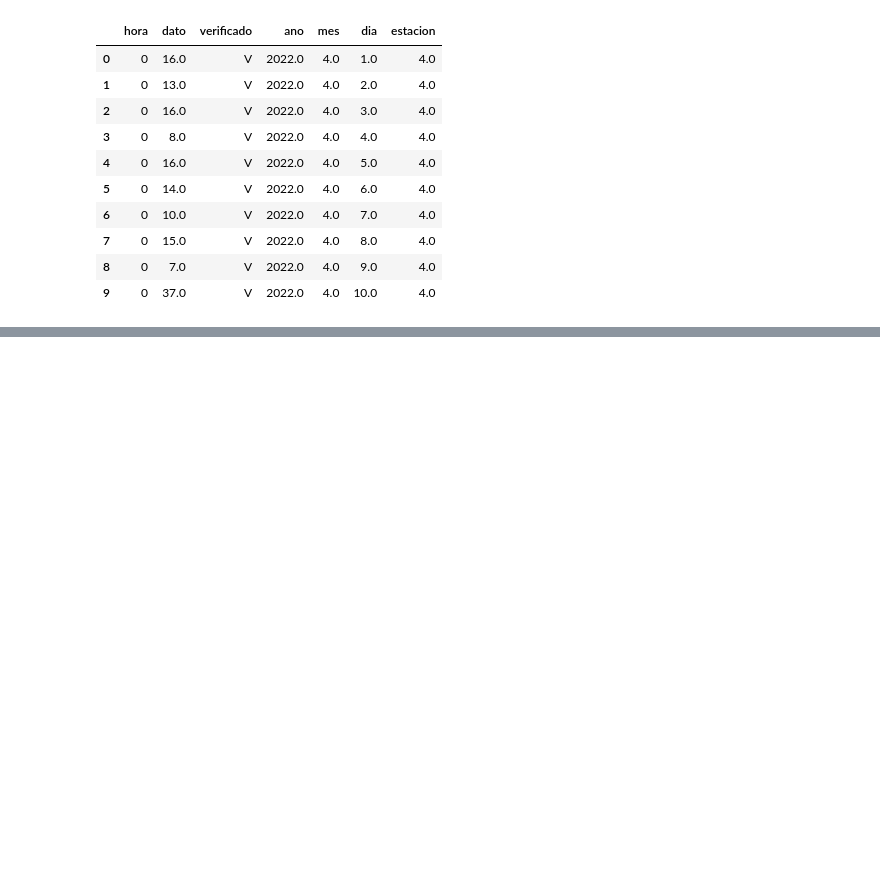
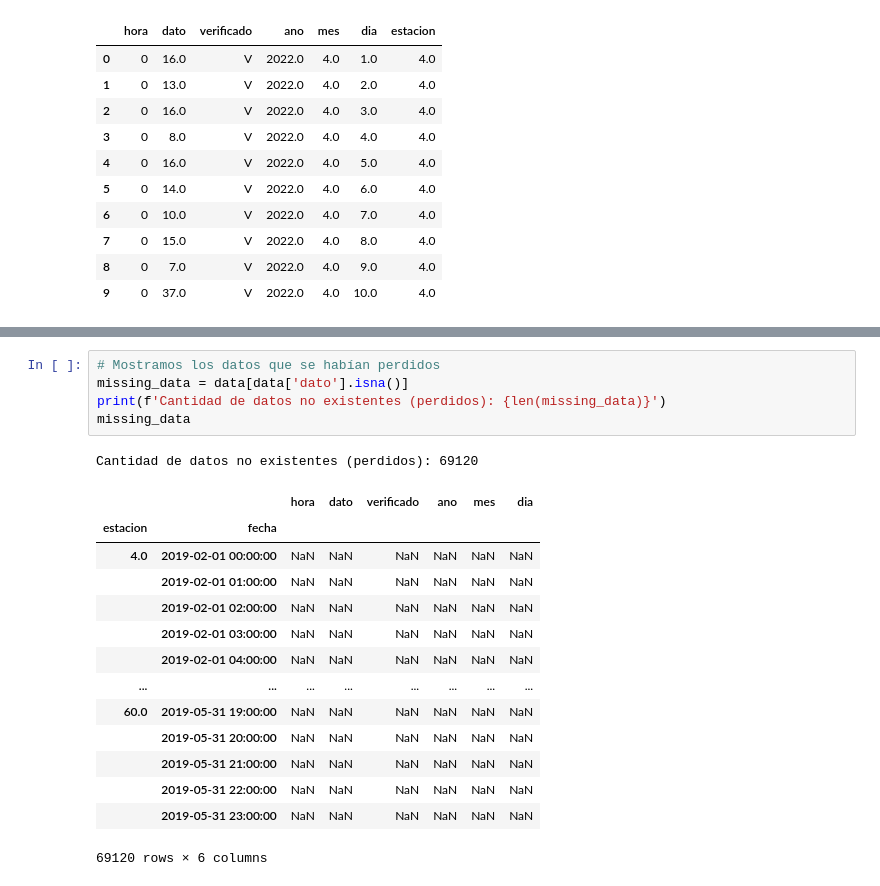
Before and after one commit to EmmaMontalban/calidad_aire_provisional, a Jupyter notebook: Notebooks/aire2022.ipynb, the cells around one changed output, grey strips where cells are left out. Saved outputs shown, nothing was run; the diff lists cells and outputs as text; blank space fills up the shorter version.

```diff
--- a/Notebooks/aire2022.ipynb
+++ b/Notebooks/aire2022.ipynb
@@ -123,0 +217,21 @@ data.set_index(['fecha'], inplace=True)
+# %%
+# Mostramos los datos que se habían perdidos
+missing_data = data[data['dato'].isna()]
+print(f'Cantidad de datos no existentes (perdidos): {len(missing_data)}')
+missing_data
+# %% [output]
+Cantidad de datos no existentes (perdidos): 69120
+|  |  | hora | dato | verificado | ano | mes | dia |
+| estacion | fecha |  |  |  |  |  |  |
+| 4.0 | 2019-02-01 00:00:00 | NaN | NaN | NaN | NaN | NaN | NaN |
+|  | 2019-02-01 01:00:00 | NaN | NaN | NaN | NaN | NaN | NaN |
+|  | 2019-02-01 02:00:00 | NaN | NaN | NaN | NaN | NaN | NaN |
+|  | 2019-02-01 03:00:00 | NaN | NaN | NaN | NaN | NaN | NaN |
+|  | 2019-02-01 04:00:00 | NaN | NaN | NaN | NaN | NaN | NaN |
+| ... | ... | ... | ... | ... | ... | ... | ... |
+| 60.0 | 2019-05-31 19:00:00 | NaN | NaN | NaN | NaN | NaN | NaN |
+|  | 2019-05-31 20:00:00 | NaN | NaN | NaN | NaN | NaN | NaN |
+|  | 2019-05-31 21:00:00 | NaN | NaN | NaN | NaN | NaN | NaN |
+|  | 2019-05-31 22:00:00 | NaN | NaN | NaN | NaN | NaN | NaN |
+|  | 2019-05-31 23:00:00 | NaN | NaN | NaN | NaN | NaN | NaN |
+69120 rows × 6 columns
```
Also changed, not shown: parts of 15 cells of this notebook.
